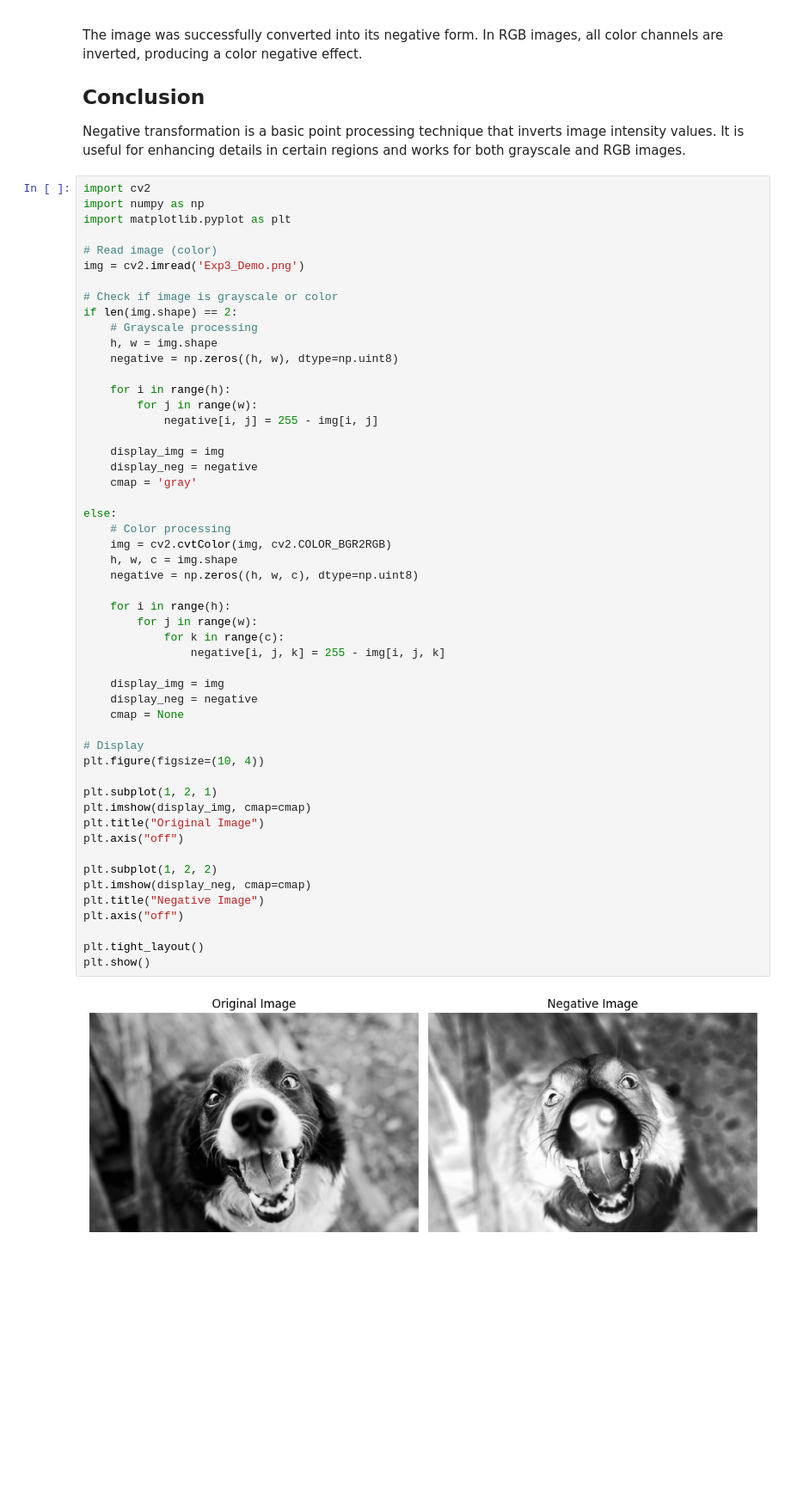
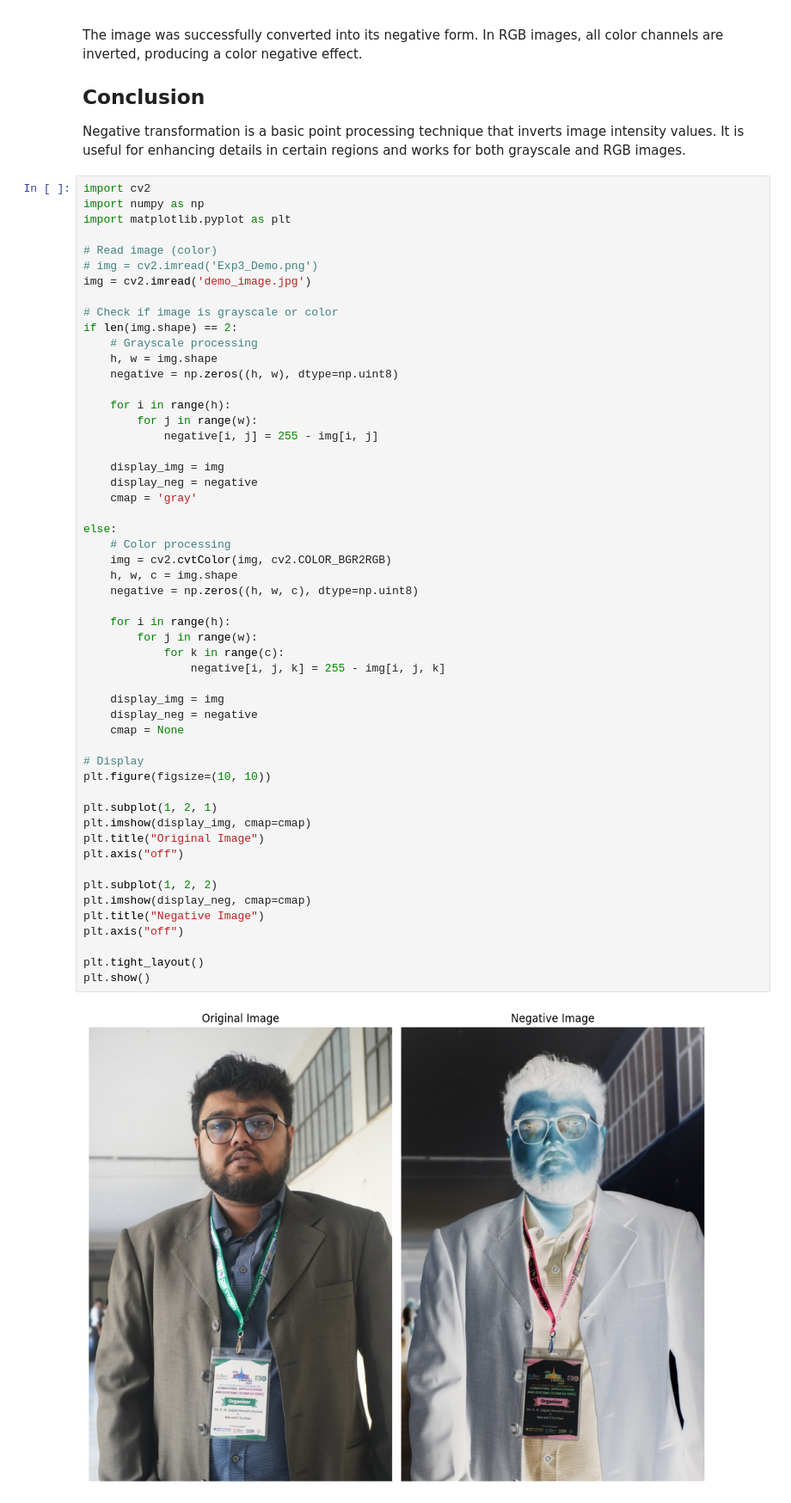
Before and after one commit to SajjadHossainSoykot/ICT-4104-Digital-Signal-and-Image-Processing-Laboratory, a Jupyter notebook: Exp3_ImgNegative.ipynb, the cells around one changed output. Shown at 86% size. Saved outputs shown, nothing was run; the diff lists cells and outputs as text; blank space fills up the shorter version.

```diff
--- a/Exp3_ImgNegative.ipynb
+++ b/Exp3_ImgNegative.ipynb
@@ -59,7 +59,8 @@ import numpy as np
 import matplotlib.pyplot as plt
 
 # Read image (color)
-img = cv2.imread('Exp3_Demo.png')
+# img = cv2.imread('Exp3_Demo.png')
+img = cv2.imread('demo_image.jpg')
 
 # Check if image is grayscale or color
 if len(img.shape) == 2:
@@ -78,32 +79,32 @@ if len(img.shape) == 2:
 else:
     # Color processing
     img = cv2.cvtColor(img, cv2.COLOR_BGR2RGB)
     h, w, c = img.shape
     negative = np.zeros((h, w, c), dtype=np.uint8)
 
     for i in range(h):
         for j in range(w):
             for k in range(c):
                 negative[i, j, k] = 255 - img[i, j, k]
 
     display_img = img
     display_neg = negative
     cmap = None
 
 # Display
-plt.figure(figsize=(10, 4))
+plt.figure(figsize=(10, 10))
 
 plt.subplot(1, 2, 1)
 plt.imshow(display_img, cmap=cmap)
 plt.title("Original Image")
 plt.axis("off")
 
 plt.subplot(1, 2, 2)
 plt.imshow(display_neg, cmap=cmap)
 plt.title("Negative Image")
 plt.axis("off")
 
 plt.tight_layout()
 plt.show()
 # %% [output]
-[figure, old version]
+[figure, new version]
```
Also changed, not shown: 1 other file.
